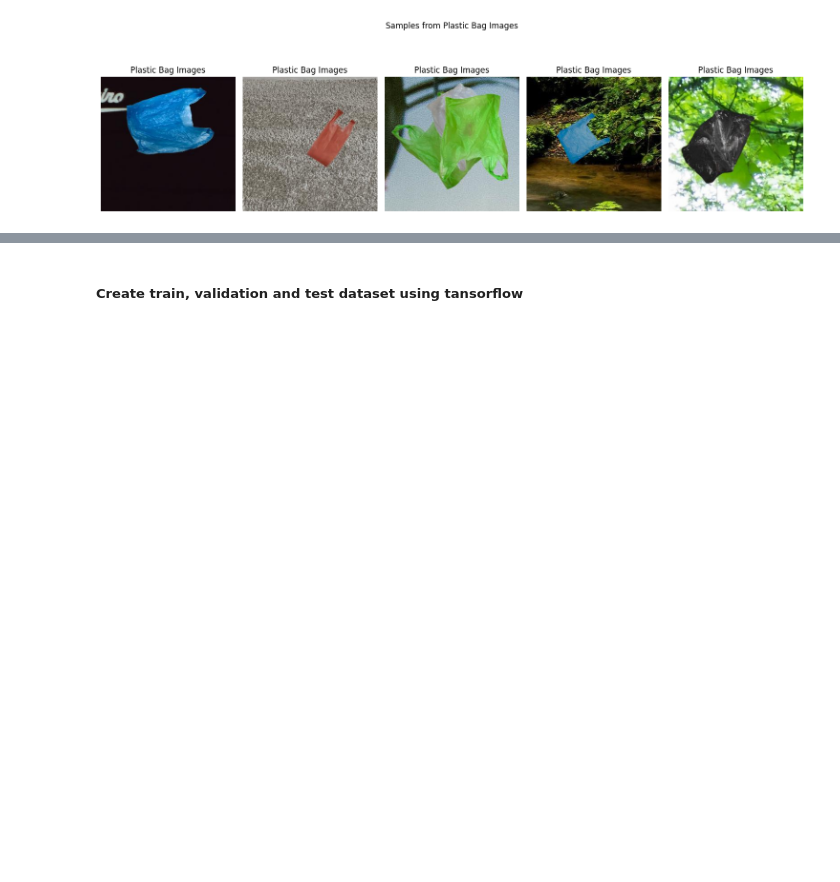
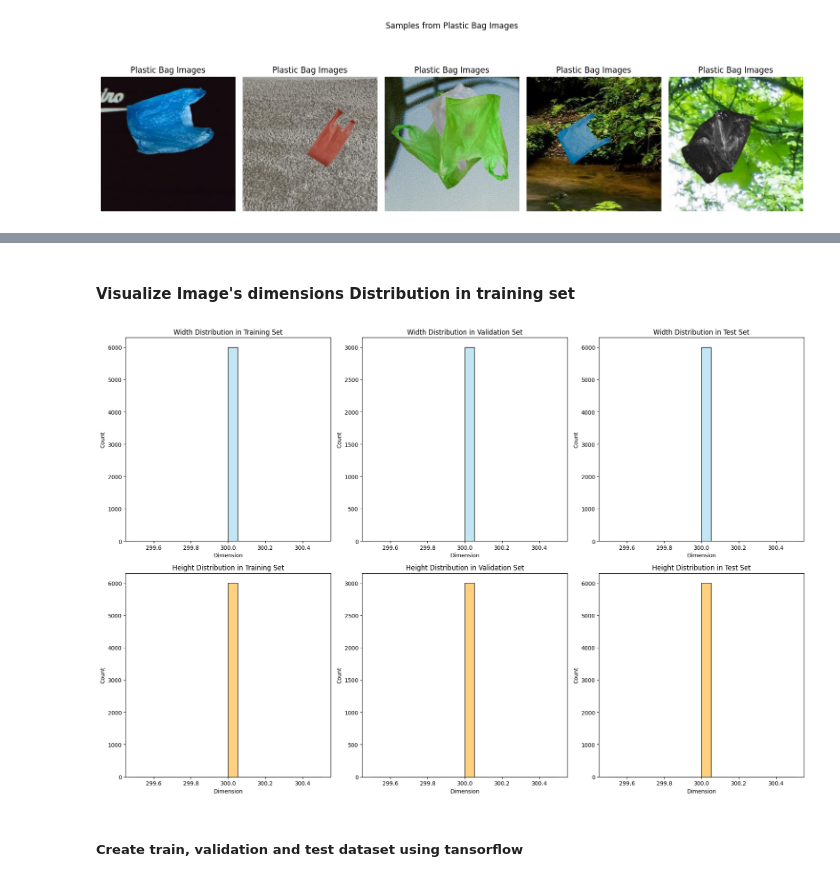
Before and after one commit to khushbunlad/CSCN8010-labs, a Jupyter notebook: FinalProject.ipynb, the cells around one changed output, grey strips where cells are left out. Drawn from its saved outputs; the diff is of its cells as text; code cells hidden in the pictures; blank space fills up the shorter version.

```diff
--- a/FinalProject.ipynb
+++ b/FinalProject.ipynb
@@ -130,3 +218,35 @@ display_sample_images(new_base_dir_train, 5)
+# %% [markdown]
+#### Visualize Image's dimensions Distribution in training set
+# %%
+def plot_separate_dimension_distributions(train_metadata, val_metadata, test_metadata):
+    fig, axes = plt.subplots(2, 3, figsize=(18, 12), sharey=False)
+
+    # Width Distribution
+    sns.histplot(data=train_metadata, x="width", bins=20, kde=True, ax=axes[0, 0], color="skyblue")
+    axes[0, 0].set_title("Width Distribution in Training Set")
+    sns.histplot(data=val_metadata, x="width", bins=20, kde=True, ax=axes[0, 1], color="skyblue")
+    axes[0, 1].set_title("Width Distribution in Validation Set")
+    sns.histplot(data=test_metadata, x="width", bins=20, kde=True, ax=axes[0, 2], color="skyblue")
+    axes[0, 2].set_title("Width Distribution in Test Set")
+
+    # Height Distribution
+    sns.histplot(data=train_metadata, x="height", bins=20, kde=True, ax=axes[1, 0], color="orange")
+    axes[1, 0].set_title("Height Distribution in Training Set")
+    sns.histplot(data=val_metadata, x="height", bins=20, kde=True, ax=axes[1, 1], color="orange")
+    axes[1, 1].set_title("Height Distribution in Validation Set")
+    sns.histplot(data=test_metadata, x="height", bins=20, kde=True, ax=axes[1, 2], color="orange")
+    axes[1, 2].set_title("Height Distribution in Test Set")
+
+    for ax in axes.flat:
+        ax.set_xlabel("Dimension")
+        ax.set_ylabel("Count")
+
+    plt.tight_layout()
+    plt.show()
+
+plot_separate_dimension_distributions(train_metadata, validation_metadata, test_metadata)
+# %% [output]
+[figure, added]
 # %% [markdown]
 ##### Create train, validation and test dataset using tansorflow
 # %%
```
Also changed, not shown: parts of 22 cells of this notebook, 4 other files.
